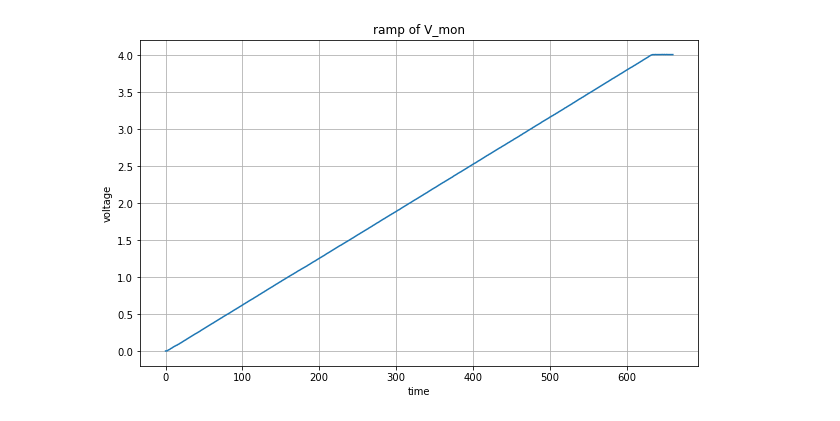
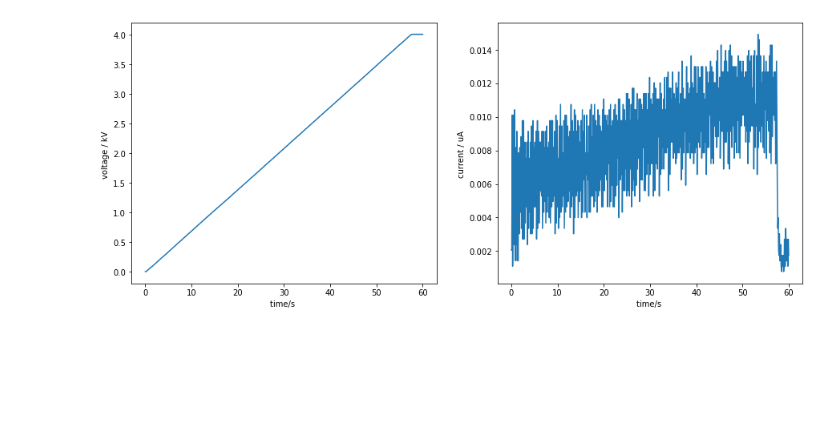
Before and after one commit to yyhshdu1/1-3-IR-high_voltage, a Jupyter notebook: Emma leakage current/Plot_V&A_ramp.ipynb, the cells around one changed output. Saved outputs shown, nothing was run; the diff lists cells and outputs as text; code cells hidden in the pictures; blank space fills up the shorter version.

Commit message:
plot 1st ramp

```diff
--- a/Emma leakage current/Plot_V&A_ramp.ipynb
+++ b/Emma leakage current/Plot_V&A_ramp.ipynb
@@ -6,5 +10,5 @@ import re
 # %%
-def plot_from_csv(file_name, x_column_name, sample_rate):
+def plot_from_csv(file_name, x_column_name = ["V_mon", "I_mon"]):
     """
     Imports two columns from a CSV file and displays the FFT spectrum of the x column up to the Nyquist frequency.
 
@@ -16,26 +20,24 @@ def plot_from_csv(file_name, x_column_name, sample_rate):
     # Import the CSV file using pandas
     data = pd.read_csv(file_name)
 
+    # Extract the x column
+    voltage = data[x_column_name[0]]
+    current = data[x_column_name[1]]
+
     # find total ramp time from file name
     match = re.search(r'_(\d+)s', file_name)
     ramp_time = match.group(1)
+    t_stamp = np.linspace(0,float(ramp_time), len(voltage))
 
-    # Extract the x column
-    x = data[x_column_name]
-
-    # Number of samples
-    t_stamp = np.arange(0,ramp_time, len(x))
-
-    # Plot the FFT spectrum
-    plt.figure(figsize=(10, 6))
-    plt.plot(t_stamp,x)
-    plt.title(f"ramp of {x_column_name}")
-    plt.xlabel("time")
-    plt.ylabel("voltage")
-    plt.grid(True)
-    plt.show()
+    fig, ax = plt.subplots(1,2, figsize = [15,6])
+    ax[0].plot(t_stamp, voltage)
+    ax[1].plot(t_stamp, current)
+    ax[0].set_xlabel("time/s ")
+    ax[0].set_ylabel("voltage / kV ")
+    ax[1].set_xlabel("time/s ")
+    ax[1].set_ylabel("current / uA ")
 # %%
 file_name = 'ramp_and_record_0.000V_to_4.000V_step_0.01V_in_60s_2025-02-25_16-25-30_DAQ.csv'
-plot_from_csv(file_name, 'V_mon', sample_rate=1000)  # Assuming sample rate of 1000 Hz
+plot_from_csv(file_name)  # Assuming sample rate of 1000 Hz
 # %% [output]
-[figure, old version]
+[figure, new version]
```
Also changed, not shown: parts of 8 cells of this notebook.
